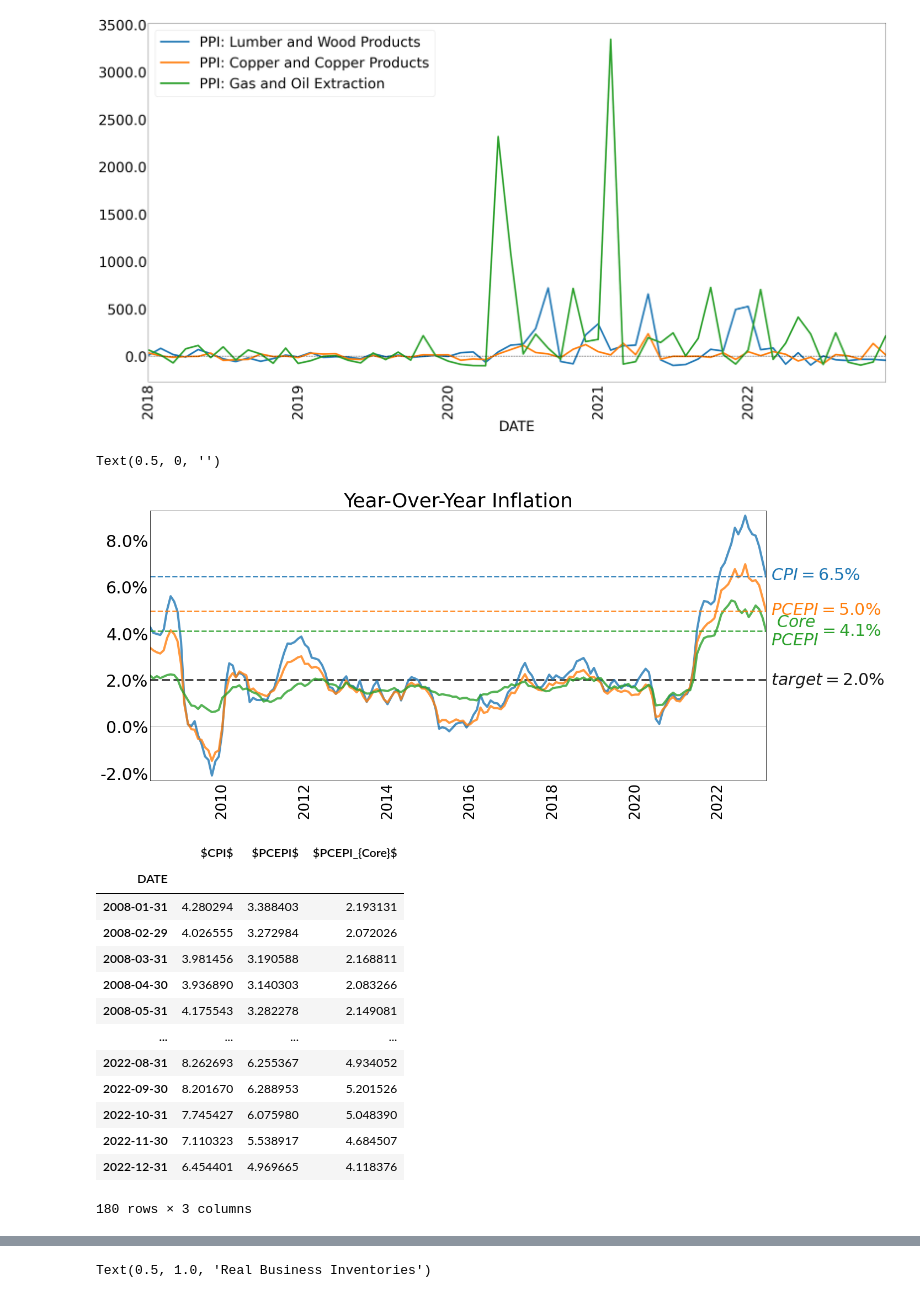
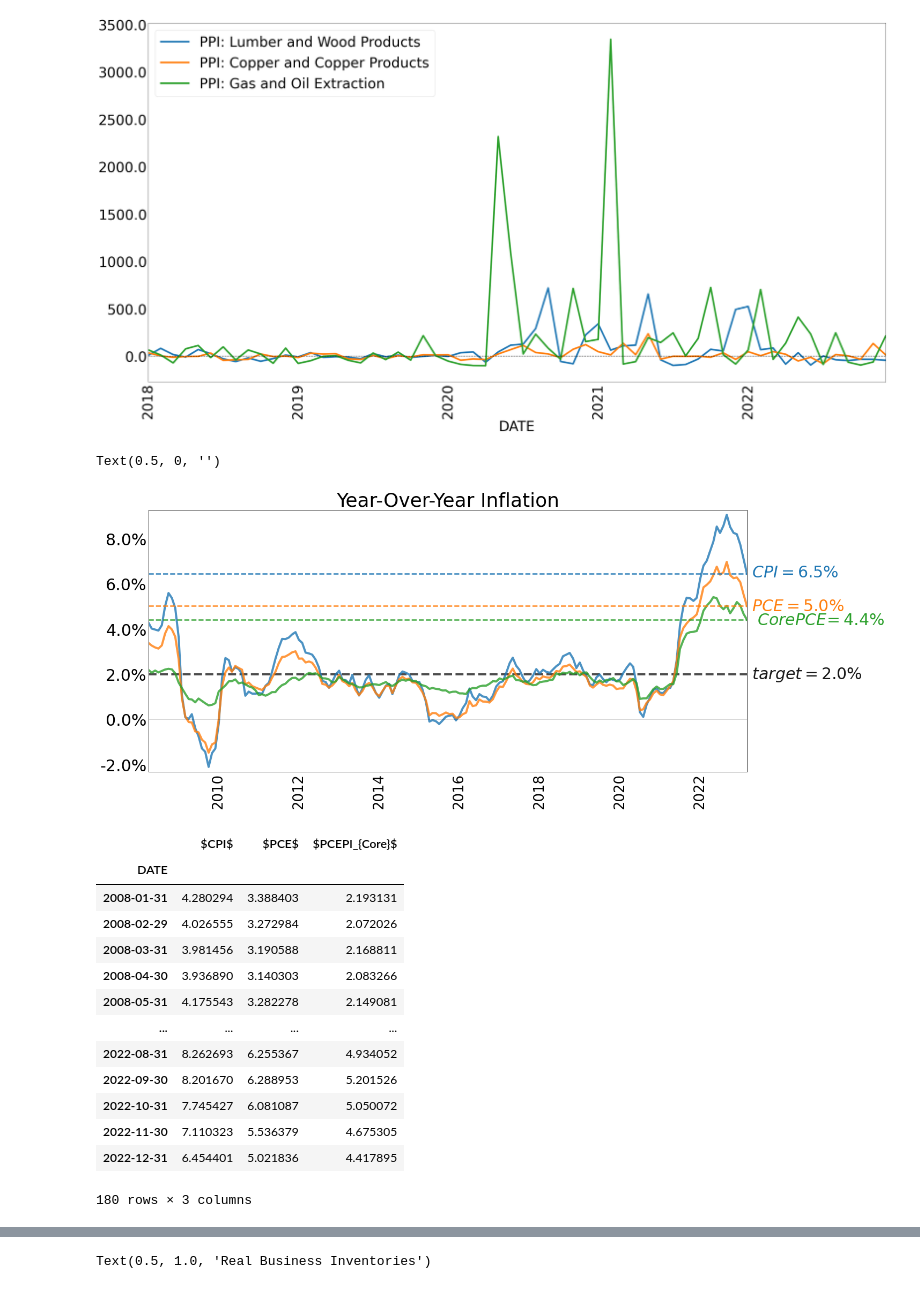
Before and after one commit to jlcatonjr/Learn-Python-for-Stats-and-Econ, a Jupyter notebook: Projects/SMP Data/Assessing Potential for Higher Inflation-Copy1.ipynb, the cells around one changed output, grey strips where cells are left out. Drawn from its saved outputs; the diff is of its cells as text; code cells hidden in the pictures.

```diff
--- a/Projects/SMP Data/Assessing Potential for Higher Inflation-Copy1.ipynb
+++ b/Projects/SMP Data/Assessing Potential for Higher Inflation-Copy1.ipynb
@@ -163,7 +168,7 @@ data_dict = {
             "$CPI$":"CPIAUCNS",
              "$CPI_{Core}$":"CPILFESL",
             "$PCEPI_{Core}$":"PCEPILFE",
-            "$PCEPI$": "PCEPI",
+            "$PCE$": "PCEPI",
             "Industrial Production Index":"INDPRO",
             "$\pi_{e_{5Y}}$":"T5YIE",
              "$\pi_{e_{10Y}}$":"T10YIE",
@@ -254,7 +254,7 @@ plt.rcParams['axes.xmargin'] = 0.00
 
 plt.rcParams.update({'font.size': 30})
 plot_keys = ["$CPI$",
-             "$PCEPI$",
+             "$PCE$",
              "$PCEPI_{Core}$",
             ]
 #             "$\pi_{PPI_{Final Demand}}$"]
@@ -275,46 +275,46 @@ ax.axhline(plot_df[plot_keys[2]].iloc[-1], ls = "--", linewidth = 2.5, color = "
 
 # ax.axhline(5, ls = "--", color = "k", alpha = .5)
 ax.set_yticklabels(str(y) + "%" for y in ax.get_yticks())
 plt.xticks(rotation=90, fontsize =26)
 ax.tick_params('both', length=0, which='both')
 # ax.text("2009-10",3 ,  plot_keys[0], color = "C0", alpha = 1)
 # ax.text("2015-08",2.5 ,  plot_keys[1], color = "C1", alpha = 1)
 ax.text(dates[-1], 2, " " + "$target=2.0\%$", color = "k", alpha = .9,
         ha = "left", va = "center")
 pce_core_today =  plot_df[plot_keys[2]].round(1).iloc[-1]
 cpi_core_today = plot_df[plot_keys[1]].round(1).iloc[-1]
 ppi_today = plot_df[plot_keys[0]].round(1).iloc[-1]
 
-ax.text(dates[-1],pce_core_today , "  $Core$\n $PCEPI$", color = "C2", alpha = 1,
+ax.text(dates[-1],pce_core_today , "  $Core PCE$", color = "C2", alpha = 1,
         ha = "left", va = "center")
-ax.text(dates[-1],pce_core_today , "          $=" + str(pce_core_today) +"\%$", color = "C2", alpha = 1,
+ax.text(dates[-1],pce_core_today , "               $=" + str(pce_core_today) +"\%$", color = "C2", alpha = 1,
         ha = "left", va = "center")
 ax.text(dates[-1],cpi_core_today , " " + plot_keys[1] + "$=" + str(cpi_core_today) +"\%$", color = "C1", alpha = 1,
         ha = "left", va = "center")
 ax.text(dates[-1], ppi_today, " " + "$CPI=" + str(ppi_today) +"\%$", color = "C0", alpha = 1,
         ha = "left", va = "center")
 
 
 
 ax.set_title("Year-Over-Year Inflation")
 plt.xticks(rotation = 90)
 ax.set_xlabel("")
 # plot_lines(plot_df, linewidth = 5)
 
 #plot_df.to_csv("inflationData.csv")
 # %% [output]
 Text(0.5, 0, '')
-[figure, old version]
+[figure, new version]
 # %%
 plot_keys = ["$CPI$",
-             "$PCEPI$",
+             "$PCE$",
              "$PCEPI_{Core}$",
             ]
 #             "$\pi_{PPI_{Final Demand}}$"]
 plot_df = annual_rate[plot_keys].loc["2008":]#.dropna()
 plot_df
 # %% [output]
-|  | $CPI$ | $PCEPI$ | $PCEPI_{Core}$ |
+|  | $CPI$ | $PCE$ | $PCEPI_{Core}$ |
 | DATE |  |  |  |
 | 2008-01-31 | 4.280294 | 3.388403 | 2.193131 |
 | 2008-02-29 | 4.026555 | 3.272984 | 2.072026 |
@@ -324,9 +324,9 @@ plot_df
 | ... | ... | ... | ... |
 | 2022-08-31 | 8.262693 | 6.255367 | 4.934052 |
 | 2022-09-30 | 8.201670 | 6.288953 | 5.201526 |
-| 2022-10-31 | 7.745427 | 6.075980 | 5.048390 |
-| 2022-11-30 | 7.110323 | 5.538917 | 4.684507 |
-| 2022-12-31 | 6.454401 | 4.969665 | 4.118376 |
+| 2022-10-31 | 7.745427 | 6.081087 | 5.050072 |
+| 2022-11-30 | 7.110323 | 5.536379 | 4.675305 |
+| 2022-12-31 | 6.454401 | 5.021836 | 4.417895 |
 180 rows × 3 columns
 # %%
 plot_df = annual_rate[plot_keys].dropna().loc["2000":]
```
Also changed, not shown: parts of 7 cells of this notebook, 5 other files.
